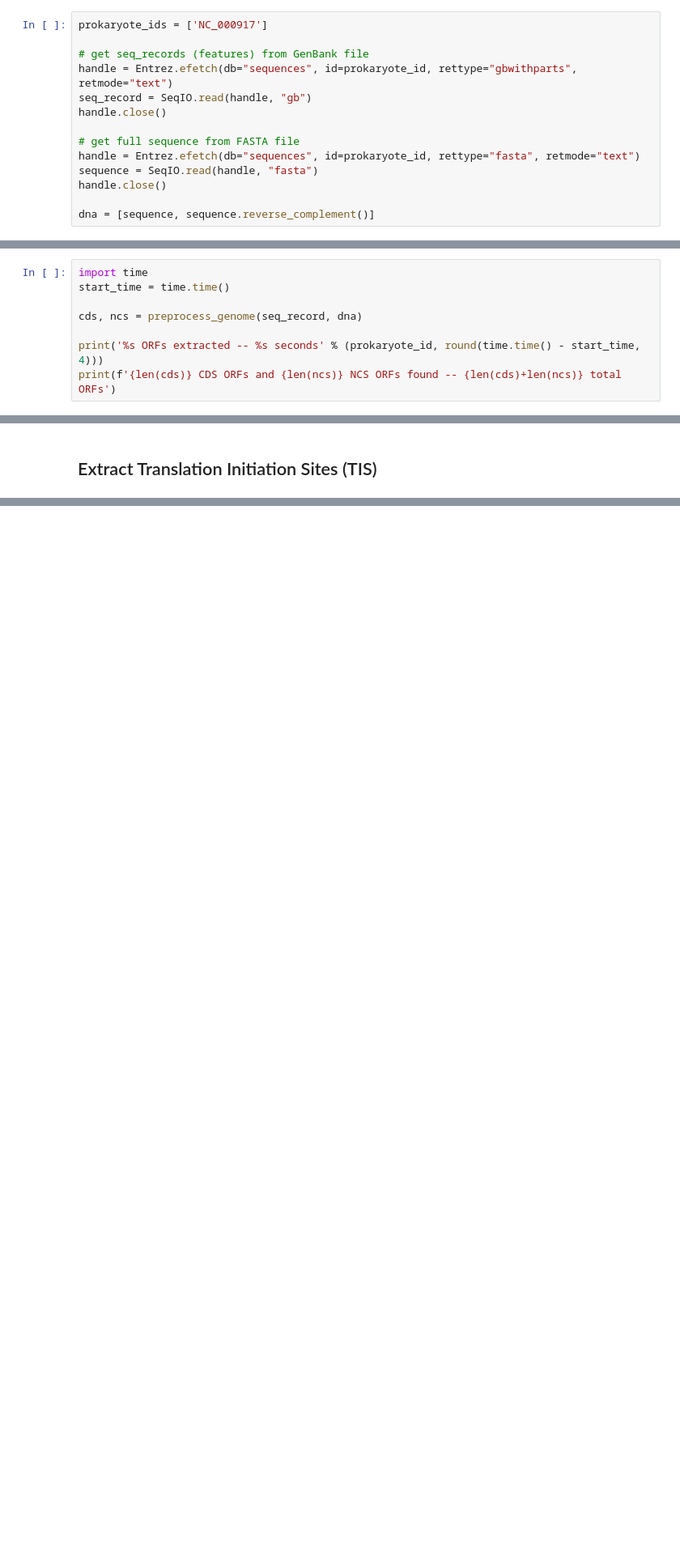
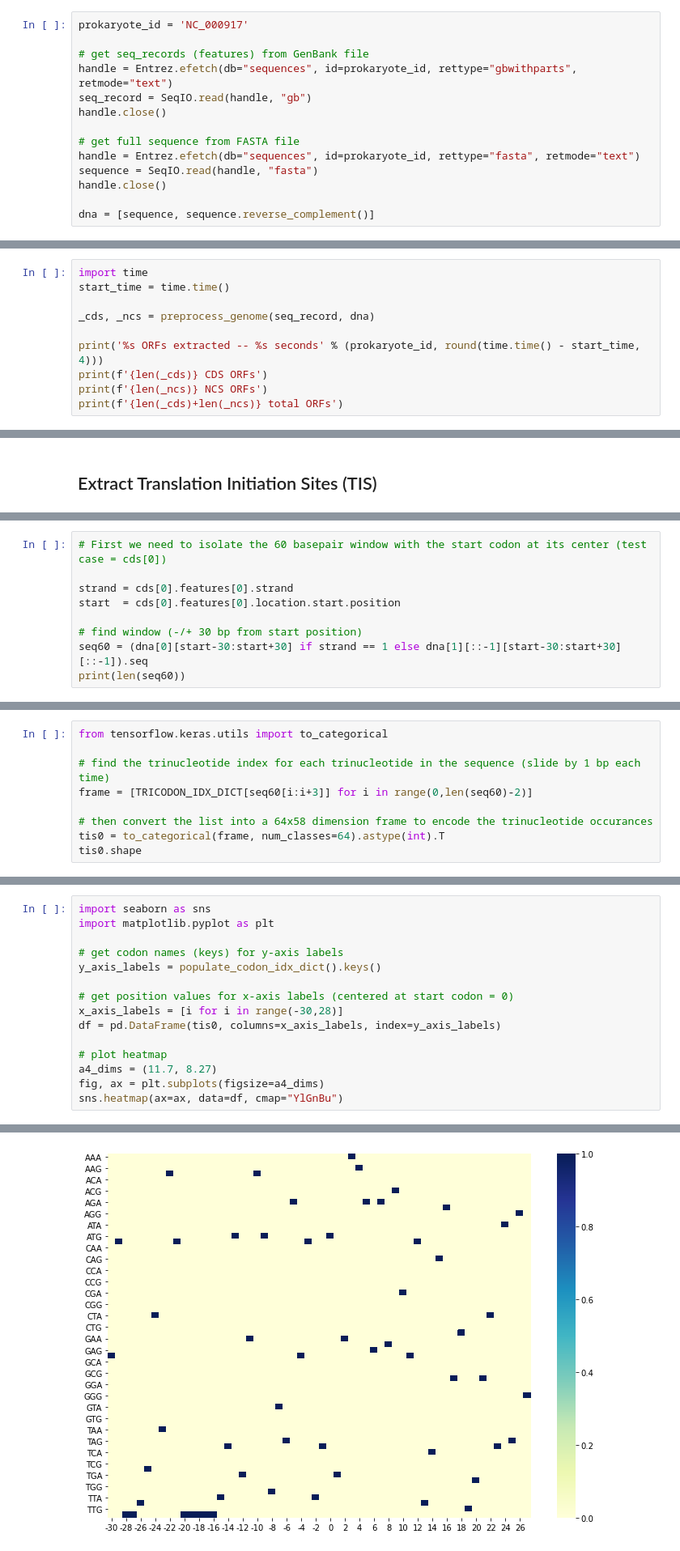
Before and after one commit to viggy-ravi/gene-prediction, a Jupyter notebook: Gene-Prediction-in-Metagenomics-Fragments.ipynb, the cells around one changed output, grey strips where cells are left out. Shown at 81% size. Cells and saved outputs as stored; diff of their text form; blank space fills up the shorter version.

Commit message:
Finished preprocessing step

```diff
--- a/Gene-Prediction-in-Metagenomics-Fragments.ipynb
+++ b/Gene-Prediction-in-Metagenomics-Fragments.ipynb
@@ -555,7 +570,7 @@ def preprocess_genome(seq_record, dna):
 
     return cds, ncs
 # %%
-prokaryote_ids = ['NC_000917']
+prokaryote_id = 'NC_000917'
 
 # get seq_records (features) from GenBank file
 handle = Entrez.efetch(db="sequences", id=prokaryote_id, rettype="gbwithparts", retmode="text")
@@ -576,8 +589,10 @@ NC_000917 ORFs extracted -- 23.2528 seconds
 import time
 start_time = time.time()
 
-cds, ncs = preprocess_genome(seq_record, dna)
+_cds, _ncs = preprocess_genome(seq_record, dna)
 
 print('%s ORFs extracted -- %s seconds' % (prokaryote_id, round(time.time() - start_time, 4)))
-print(f'{len(cds)} CDS ORFs and {len(ncs)} NCS ORFs found -- {len(cds)+len(ncs)} total ORFs')
+print(f'{len(_cds)} CDS ORFs')
+print(f'{len(_ncs)} NCS ORFs')
+print(f'{len(_cds)+len(_ncs)} total ORFs')
 # %% [output]
@@ -649,0 +715,9 @@ def codon_feature(seq, nbases):
+# %%
+# First we need to isolate the 60 basepair window with the start codon at its center (test case = cds[0])
+
+strand = cds[0].features[0].strand
+start  = cds[0].features[0].location.start.position
+
+# find window (-/+ 30 bp from start position)
+seq60 = (dna[0][start-30:start+30] if strand == 1 else dna[1][::-1][start-30:start+30][::-1]).seq
+print(len(seq60))
@@ -649,0 +726,9 @@ def codon_feature(seq, nbases):
+# %%
+from tensorflow.keras.utils import to_categorical
+
+# find the trinucleotide index for each trinucleotide in the sequence (slide by 1 bp each time)
+frame = [TRICODON_IDX_DICT[seq60[i:i+3]] for i in range(0,len(seq60)-2)]
+
+# then convert the list into a 64x58 dimension frame to encode the trinucleotide occurances
+tis0 = to_categorical(frame, num_classes=64).astype(int).T
+tis0.shape
@@ -649,0 +739,16 @@ def codon_feature(seq, nbases):
+# %%
+import seaborn as sns
+import matplotlib.pyplot as plt
+
+# get codon names (keys) for y-axis labels
+y_axis_labels = populate_codon_idx_dict().keys()
+
+# get position values for x-axis labels (centered at start codon = 0)
+x_axis_labels = [i for i in range(-30,28)]
+df = pd.DataFrame(tis0, columns=x_axis_labels, index=y_axis_labels)
+
+# plot heatmap
+a4_dims = (11.7, 8.27)
+fig, ax = plt.subplots(figsize=a4_dims)
+sns.heatmap(ax=ax, data=df, cmap="YlGnBu")
+# %% [output]
@@ -649,0 +756 @@ def codon_feature(seq, nbases):
+[figure, added]
```
Also changed, not shown: parts of 28 cells of this notebook.
